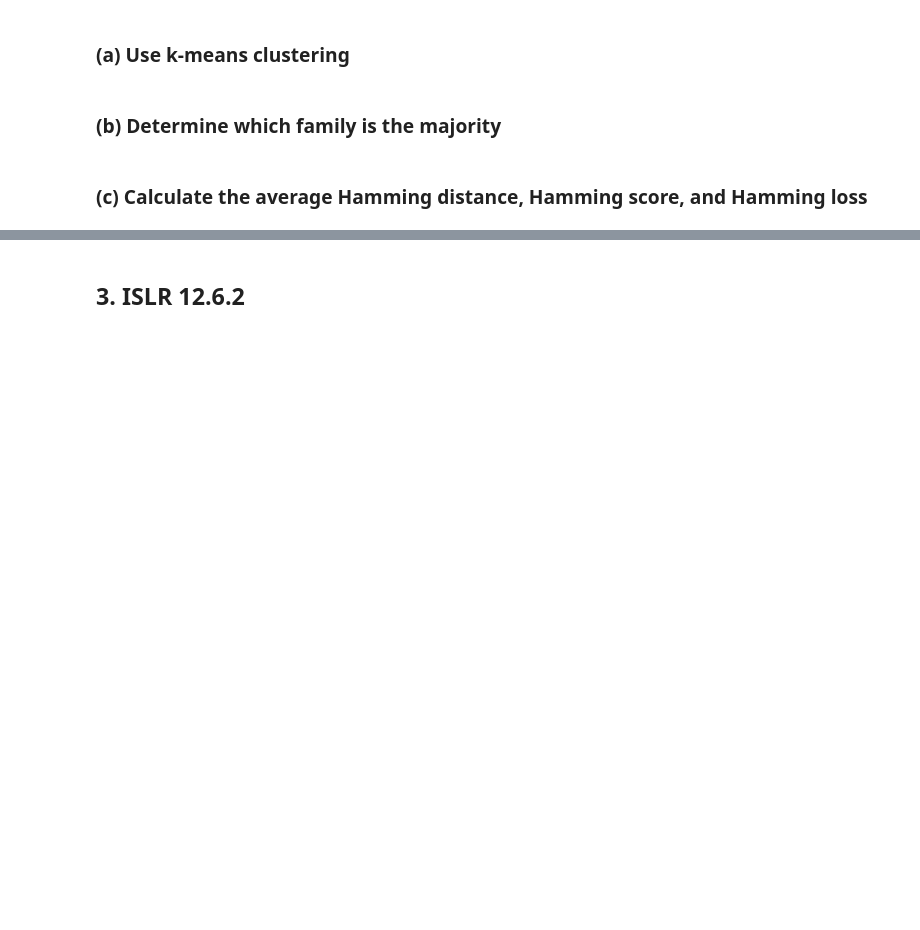
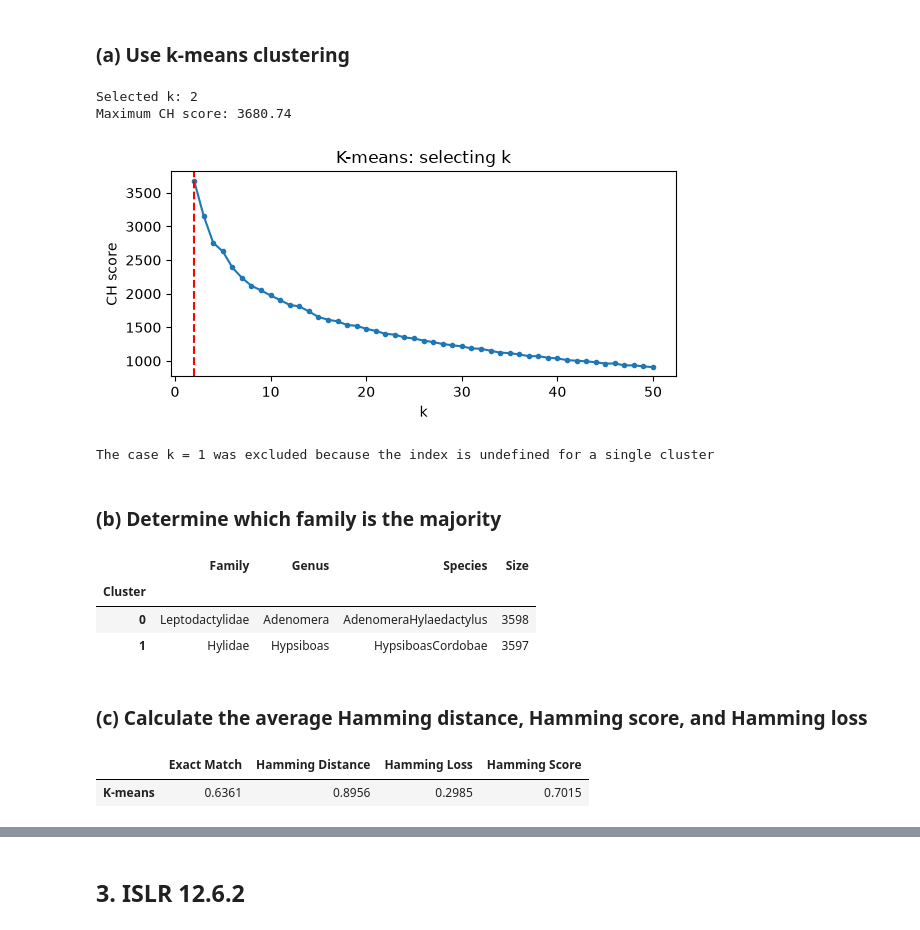
Before and after one commit to shae513351/DSCI552-HW7-Fall26, a Jupyter notebook: notebook/Huang_Shane_HW7.ipynb, the cells around one changed output, grey strips where cells are left out. Saved outputs shown, nothing was run; the diff lists cells and outputs as text; code cells hidden in the pictures; blank space fills up the shorter version.

```diff
--- a/notebook/Huang_Shane_HW7.ipynb
+++ b/notebook/Huang_Shane_HW7.ipynb
@@ -59,7 +255,71 @@ Missing values: 0
 ## 2. K-Means Clustering on a Multi-Class and Multi-Label Data Set
 # %% [markdown]
 ### (a) Use k-means clustering
+# %%
+def select_kmeans(X, seed):
+    """Select k by maximizing CH; exclude k=1."""
+    scores, best_model, best_score = [], None, -np.inf
+    for k in range(2, 51):
+        model = KMeans(n_clusters=k, n_init=10, random_state=seed).fit(X)
+        score = calinski_harabasz_score(X, model.labels_)
+        scores.append({"k": k, "CH": score})
+        if score > best_score:
+            best_model, best_score = model, score
+    return best_model, pd.DataFrame(scores).set_index("k")
+
+# First run; the same procedure will later be repeated 50 times.
+kmeans, ch_scores = select_kmeans(X, SEED)
+cluster_ids = kmeans.labels_
+
+print(f"Selected k: {kmeans.n_clusters}")
+print(f"Maximum CH score: {ch_scores['CH'].max():.2f}")
+
+ax = ch_scores["CH"].plot(
+    figsize=(6, 3), marker=".",
+    xlabel="k", ylabel="CH score",
+    title="K-means: selecting k"
+)
+ax.axvline(kmeans.n_clusters, color="red", linestyle="--")
+plt.tight_layout()
+plt.show()
+
+print(f'The case k = 1 was excluded because the index is undefined for a single cluster')
+# %% [output]
+Selected k: 2
+Maximum CH score: 3680.74
+[figure, added]
+The case k = 1 was excluded because the index is undefined for a single cluster
 # %% [markdown]
 ### (b) Determine which family is the majority
+# %%
+def get_cluster_majorities(y, cluster_ids):
+    """Find the most frequent value of each target within each cluster."""
+    grouped = y.assign(Cluster=np.asarray(cluster_ids)).groupby("Cluster")
+
+    # Break ties by taking the first value returned by mode().
+    majorities = grouped[labels].agg(lambda col: col.mode().iloc[0])
+    sizes = grouped.size().rename("Size")
+    return majorities, sizes
+
+
+cluster_majorities, cluster_sizes = get_cluster_majorities(y, cluster_ids)
+display(cluster_majorities.join(cluster_sizes))
+# %% [output]
+|  | Family | Genus | Species | Size |
+| Cluster |  |  |  |  |
+| 0 | Leptodactylidae | Adenomera | AdenomeraHylaedactylus | 3598 |
+| 1 | Hylidae | Hypsiboas | HypsiboasCordobae | 3597 |
 # %% [markdown]
 ### (c) Calculate the average Hamming distance, Hamming score, and Hamming loss
+# %%
+def evaluate_clusters(y, cluster_ids, majorities):
+    """Assign cluster-majority labels and evaluate all observations."""
+    predictions = majorities.loc[np.asarray(cluster_ids), labels].to_numpy()
+    return evaluate_multilabel(y[labels], predictions)
+
+
+cluster_scores = evaluate_clusters(y, cluster_ids, cluster_majorities)
+display(pd.DataFrame([cluster_scores], index=["K-means"]).round(4))
+# %% [output]
+|  | Exact Match | Hamming Distance | Hamming Loss | Hamming Score |
+| K-means | 0.6361 | 0.8956 | 0.2985 | 0.7015 |
```
Also changed, not shown: parts of 19 cells of this notebook, 1 other file.
